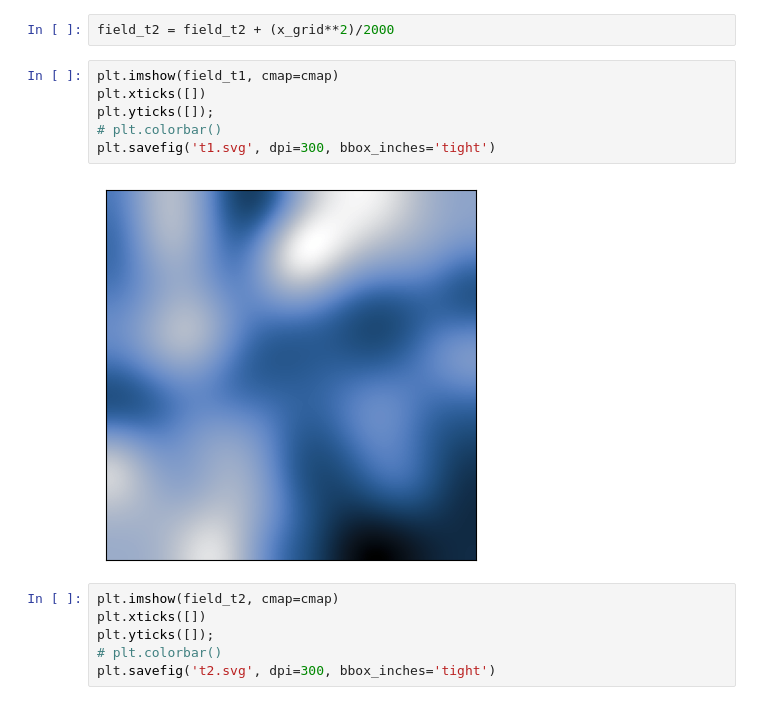
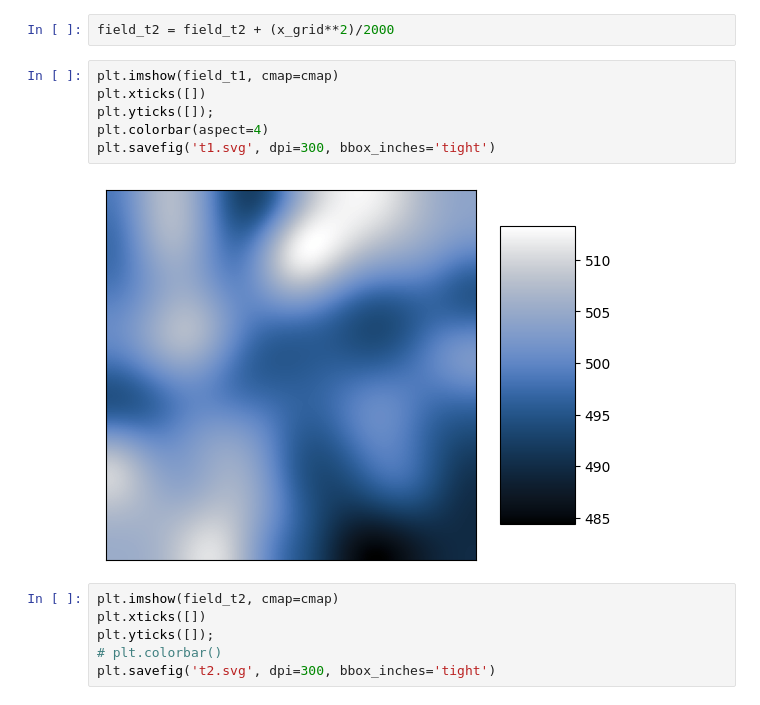
Before and after one commit to kamilazdybal/fluid-dynamics-and-transport-phenomena, a Jupyter notebook: fluid-toolbox/material_derivative/material-derivative.ipynb, the cells around one changed output. Cells and saved outputs as stored; diff of their text form.

```diff
--- a/fluid-toolbox/material_derivative/material-derivative.ipynb
+++ b/fluid-toolbox/material_derivative/material-derivative.ipynb
@@ -26,11 +26,11 @@ field_t2 = field_t2 + (x_grid**2)/2000
 # %%
 plt.imshow(field_t1, cmap=cmap)
 plt.xticks([])
 plt.yticks([]);
-# plt.colorbar()
+plt.colorbar(aspect=4)
 plt.savefig('t1.svg', dpi=300, bbox_inches='tight')
 # %% [output]
-[figure, old version]
+[figure, new version]
 # %%
 plt.imshow(field_t2, cmap=cmap)
 plt.xticks([])
```
Also changed, not shown: 4 other files.
